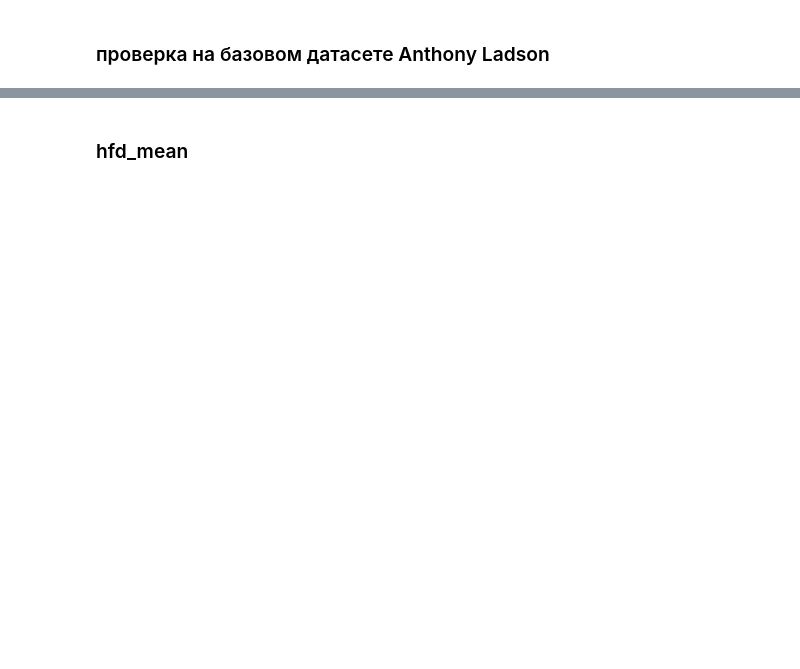
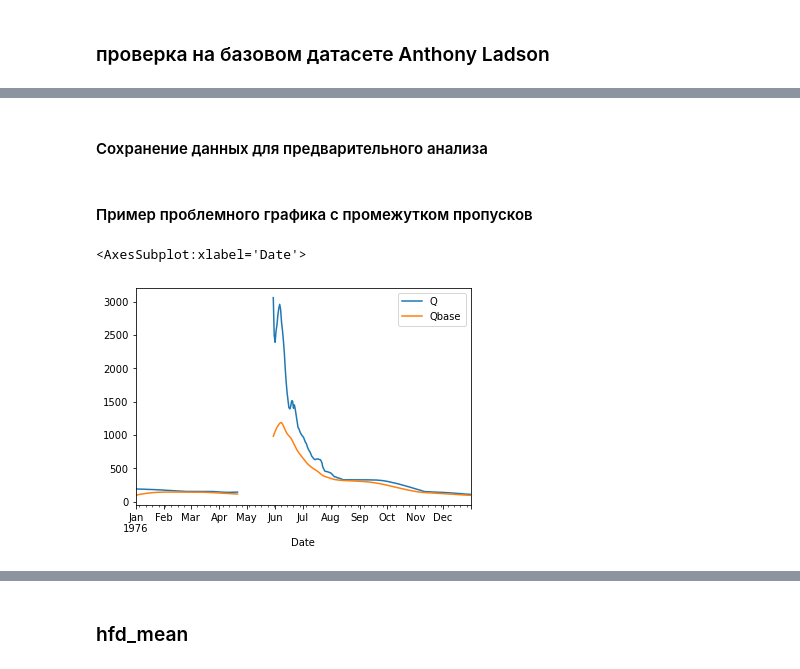
Before and after one commit to dmbrmv/camels_ru, a Jupyter notebook: hydro.ipynb, the cells around one changed output, grey strips where cells are left out. Drawn from its saved outputs; the diff is of its cells as text; code cells hidden in the pictures; blank space fills up the shorter version.

```diff
--- a/hydro.ipynb
+++ b/hydro.ipynb
@@ -422,0 +544,8 @@ BFI_calc(clump_array(year), alpha_coefficients[i], passes = 3, reflect = 30)[0]
+# %%
+def clump_array(a):
+
+    """
+    Разбить период наблюдений на куски, в которых нет NaN
+    """
+
+    return [np.float64(a[s]) for s in np.ma.clump_unmasked(np.ma.masked_invalid(a))]
@@ -450,5 +603,0 @@ test.Qbase = Qbase_full # Добавляем его в исходный дата
-# %%
-split_by_year = [test[test['Date'].dt.year == y].reset_index(drop = True) for y in test['Date'].dt.year.unique()]
-for i in split_by_year:
-    i = i.set_index('Date')
-    ax = i.plot()
@@ -454,0 +611,3 @@ for i in split_by_year:
+# %%
+every_gauge_split_by_year = split_by_year(Valid_gauges, 60)
+every_gauge_split_by_year_np = [[clump_array(year.Q.to_numpy()) for year in gauge] for gauge in every_gauge_split_by_year]
@@ -454,0 +616,7 @@ for i in split_by_year:
+# %%
+for i, gauge in enumerate(every_gauge_split_by_year_np):
+    for j, year in enumerate(gauge):
+        for k, clump in enumerate(year):
+            every_gauge_split_by_year[i][j].Qbase = bfi_recover(every_gauge_split_by_year[i][j], clump_Qbase[i][j])
+# %% [markdown]
+#### Сохранение данных для предварительного анализа
@@ -454,0 +640,7 @@ for i in split_by_year:
+# %% [markdown]
+#### Пример проблемного графика с промежутком пропусков
+# %%
+every_gauge_split_by_year[0][19].set_index('Date').plot()
+# %% [output]
+<AxesSubplot:xlabel='Date'>
+[figure, added]
```
Also changed, not shown: parts of 30 cells of this notebook.
